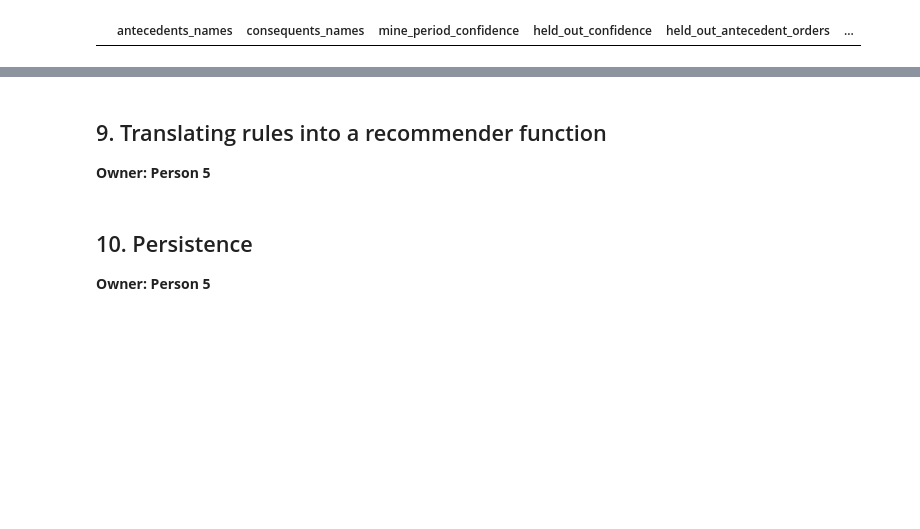
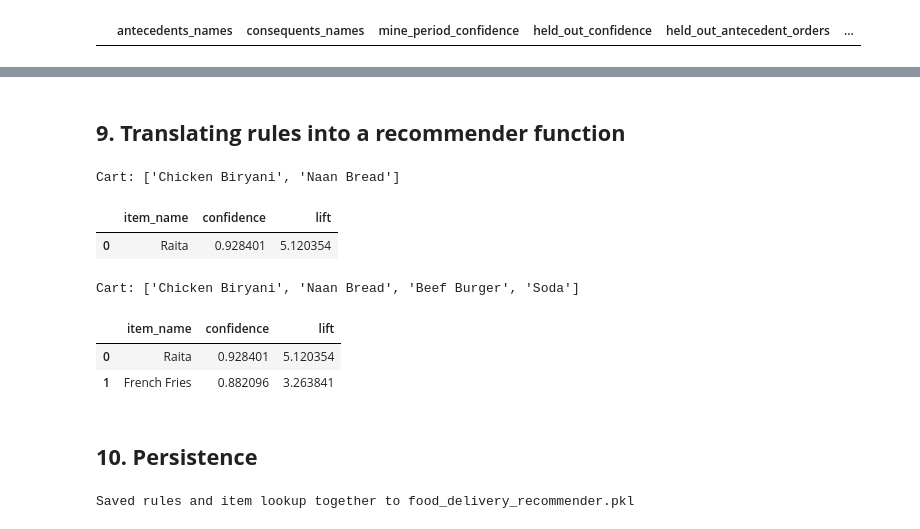
Before and after one commit to tanuiivy/bbt4106-202604-D4-association-rules, a Jupyter notebook: lab_submission/bbt4106-202604-D4-association-rules.ipynb, the cells around one changed output, grey strips where cells are left out. Drawn from its saved outputs; the diff is of its cells as text; code cells hidden in the pictures; blank space fills up the shorter version.

```diff
--- a/lab_submission/bbt4106-202604-D4-association-rules.ipynb
+++ b/lab_submission/bbt4106-202604-D4-association-rules.ipynb
@@ -1080,6 +902,69 @@ rather than overfitting to patterns specific to the mining period.
 # %% [markdown]
-## 9. Translating rules into a recommender function
-**Owner: Person 5**
+## **9. Translating rules into a recommender function**
+# %%
+def recommend(cart, rules_df, id_to_name, top_n=3):
+    """
+    Given a cart (list of item_ids), return up to top_n recommended items,
+    ranked by confidence, drawn from every rule whose antecedent is
+    fully contained in the cart.
+    """
+    cart_set = set(cart)
+    matches = []
+
+    for _, rule in rules_df.iterrows():
+        antecedent = set(rule["antecedents"])
+        if antecedent <= cart_set:
+            for consequent_id in rule["consequents"]:
+                if consequent_id not in cart_set:
+                    matches.append({
+                        "item_id": consequent_id,
+                        "item_name": id_to_name[consequent_id],
+                        "confidence": rule["confidence"],
+                        "lift": rule["lift"],
+                    })
+
+    if not matches:
+        return []
+
+    matches_df = pd.DataFrame(matches)
+    # A single item can be recommended by more than one matching rule;
+    # keep its strongest (highest-confidence) recommendation only
+    matches_df = (
+        matches_df.sort_values("confidence", ascending=False)
+        .drop_duplicates(subset="item_id", keep="first")
+    )
+
+    return matches_df.head(top_n)[["item_name", "confidence", "lift"]].reset_index(drop=True)
+# %%
+# Try it on a cart that should trigger the strongest rule from section 7
+test_cart = ["F10", "F12"]  # Chicken Biryani, Naan Bread
+cart_names = [id_to_name[i] for i in test_cart]
+print(f"Cart: {cart_names}\n")
+recommend(test_cart, final_rules, id_to_name)
+# %% [output]
+Cart: ['Chicken Biryani', 'Naan Bread']
+|  | item_name | confidence | lift |
+| 0 | Raita | 0.928401 | 5.120354 |
+# %%
+# Cart spans two unrelated cuisine pairings: Chicken Biryani + Naan Bread (Indian)
+# and Beef Burger + Soda (fast food) — should trigger two separate rules simultaneously
+test_cart_2 = ["F10", "F12", "F01", "F03"]  # Chicken Biryani, Naan Bread, Beef Burger, Soda
+cart_names_2 = [id_to_name[i] for i in test_cart_2]
+print(f"Cart: {cart_names_2}\n")
+recommend(test_cart_2, final_rules, id_to_name)
+# %% [output]
+Cart: ['Chicken Biryani', 'Naan Bread', 'Beef Burger', 'Soda']
+|  | item_name | confidence | lift |
+| 0 | Raita | 0.928401 | 5.120354 |
+| 1 | French Fries | 0.882096 | 3.263841 |
 # %% [markdown]
-## 10. Persistence
-**Owner: Person 5**
+## **10. Persistence**
+# %%
+# Save everything the recommender needs together
+joblib.dump(
+    {"rules": final_rules, "item_lookup": id_to_name},
+    "food_delivery_recommender.pkl"
+)
+print("Saved rules and item lookup together to food_delivery_recommender.pkl")
+# %% [output]
+Saved rules and item lookup together to food_delivery_recommender.pkl
```
Also changed, not shown: parts of 67 cells of this notebook.
